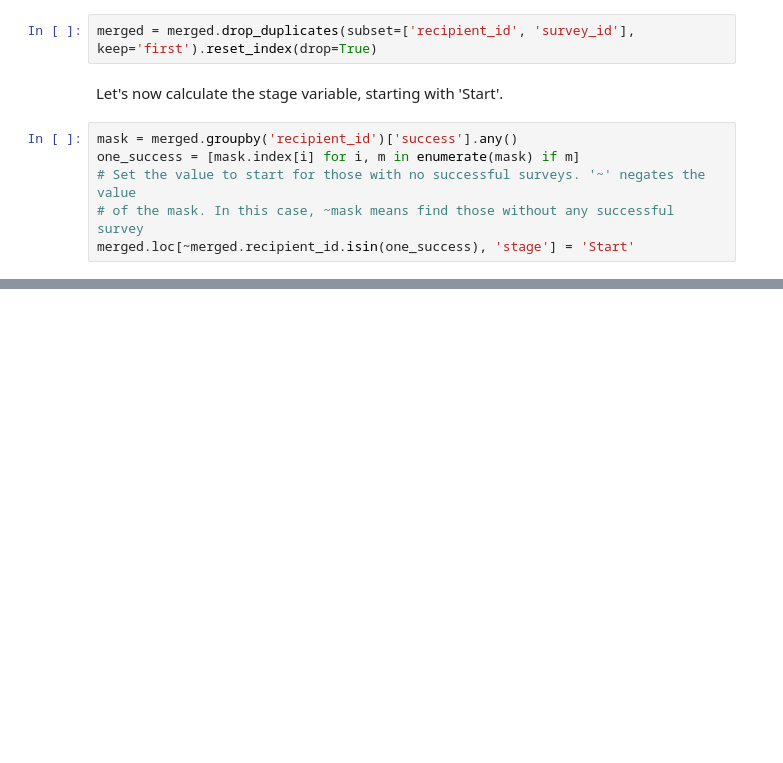
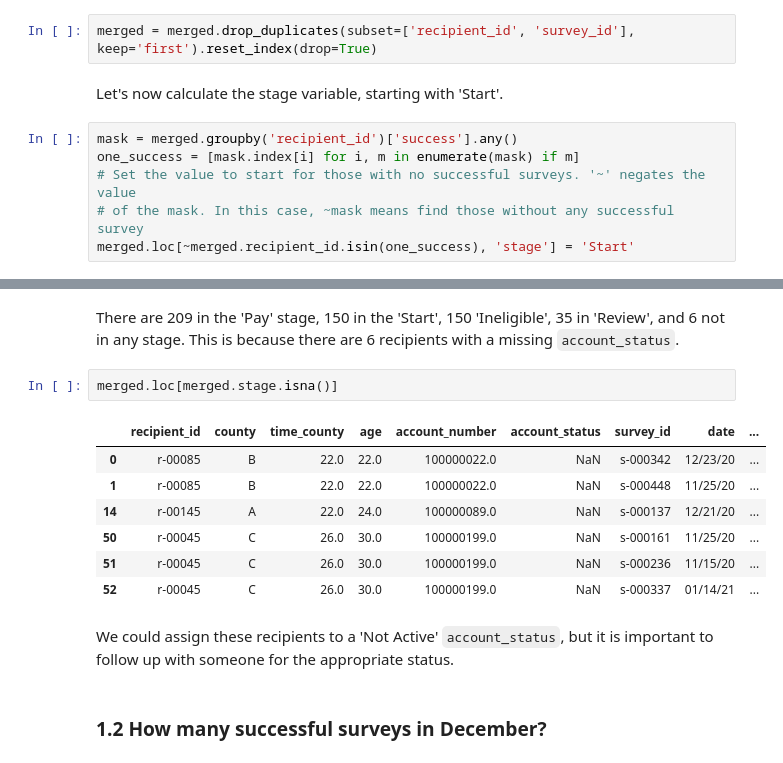
Before and after one commit to dcjohnson24/give-directly-interview, a Jupyter notebook: give-directly-assessment.ipynb, the cells around one changed output, grey strips where cells are left out. Drawn from its saved outputs; the diff is of its cells as text; blank space fills up the shorter version.

```diff
--- a/give-directly-assessment.ipynb
+++ b/give-directly-assessment.ipynb
@@ -64,0 +146,18 @@ merged.loc[merged.recipient_id.isin(one_success) & merged.recipient_id.isin(reci
+# %% [markdown]
+There are 209 in the 'Pay' stage, 150 in the 'Start', 150 'Ineligible', 35 in 'Review', and 6 not in any stage.
+This is because there are 6 recipients with a missing `account_status`.
+# %%
+merged.loc[merged.stage.isna()]
+# %% [output]
+|  | recipient_id | county | time_county | age | account_number | account_status | survey_id | date | ... |
+| 0 | r-00085 | B | 22.0 | 22.0 | 100000022.0 | NaN | s-000342 | 12/23/20 | ... |
+| 1 | r-00085 | B | 22.0 | 22.0 | 100000022.0 | NaN | s-000448 | 11/25/20 | ... |
+| 14 | r-00145 | A | 22.0 | 24.0 | 100000089.0 | NaN | s-000137 | 12/21/20 | ... |
+| 50 | r-00045 | C | 26.0 | 30.0 | 100000199.0 | NaN | s-000161 | 11/25/20 | ... |
+| 51 | r-00045 | C | 26.0 | 30.0 | 100000199.0 | NaN | s-000236 | 11/15/20 | ... |
+| 52 | r-00045 | C | 26.0 | 30.0 | 100000199.0 | NaN | s-000337 | 01/14/21 | ... |
+# %% [markdown]
+We could assign these recipients to a 'Not Active' `account_status`,
+but it is important to follow up with someone for the appropriate status.
+# %% [markdown]
+### 1.2 How many successful surveys in December?
```
Also changed, not shown: parts of 74 cells of this notebook, 2 other files.
